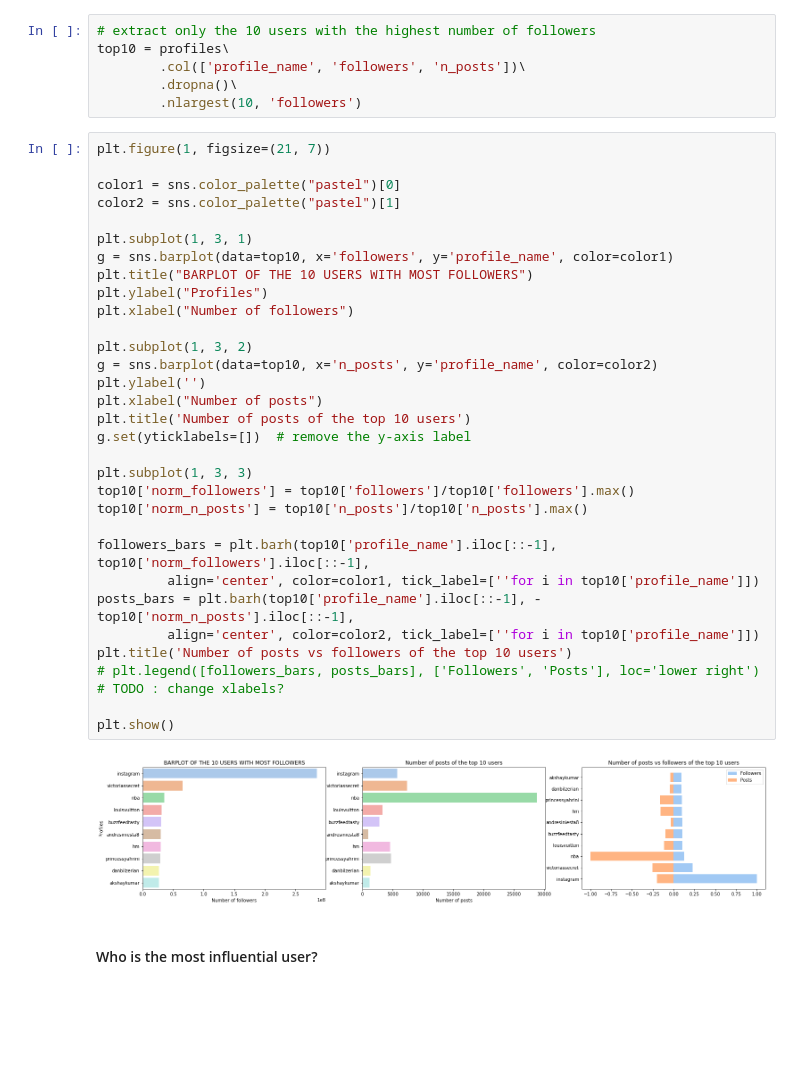
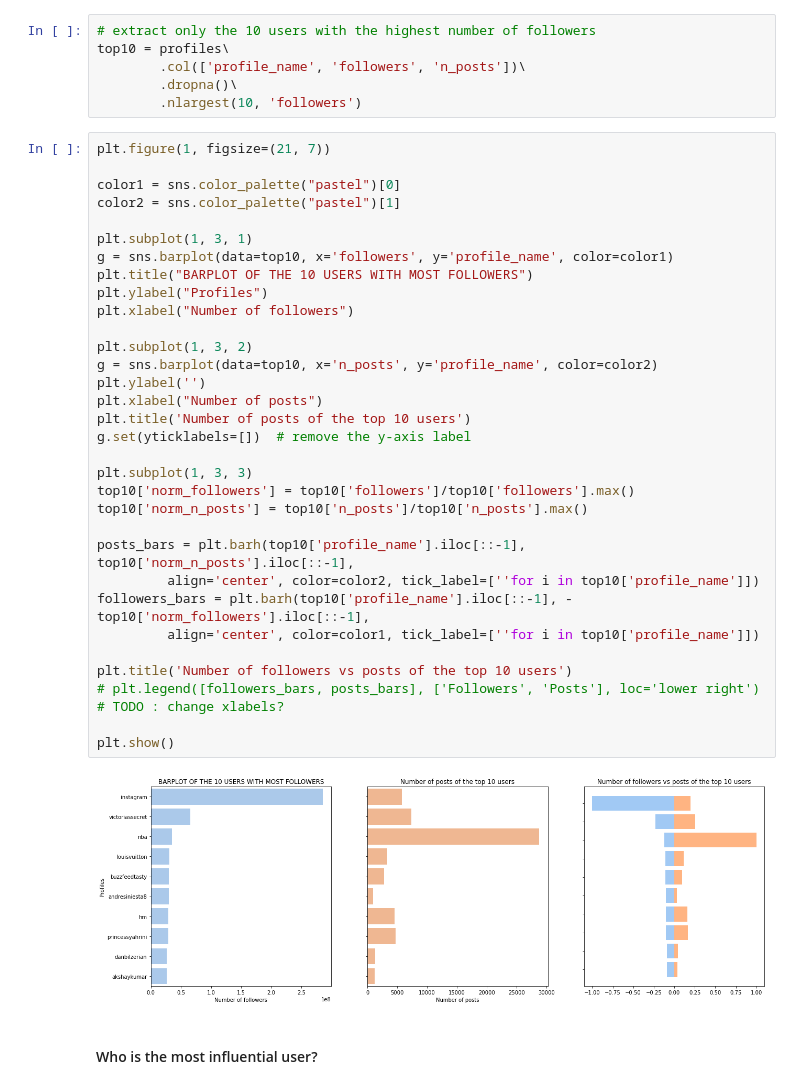
Before and after one commit to Prot10/ADM_HW_2, a Jupyter notebook: general.ipynb, the cells around one changed output. Cells and saved outputs as stored; diff of their text form; blank space fills up the shorter version.

```diff
--- a/general.ipynb
+++ b/general.ipynb
@@ -939,37 +952,38 @@ top10 = profiles\
 # %%
 plt.figure(1, figsize=(21, 7))
 
 color1 = sns.color_palette("pastel")[0]
 color2 = sns.color_palette("pastel")[1]
 
 plt.subplot(1, 3, 1)
 g = sns.barplot(data=top10, x='followers', y='profile_name', color=color1)
 plt.title("BARPLOT OF THE 10 USERS WITH MOST FOLLOWERS")
 plt.ylabel("Profiles")
 plt.xlabel("Number of followers")
 
 plt.subplot(1, 3, 2)
 g = sns.barplot(data=top10, x='n_posts', y='profile_name', color=color2)
 plt.ylabel('')
 plt.xlabel("Number of posts")
 plt.title('Number of posts of the top 10 users')
 g.set(yticklabels=[])  # remove the y-axis label
 
 plt.subplot(1, 3, 3)
 top10['norm_followers'] = top10['followers']/top10['followers'].max()
 top10['norm_n_posts'] = top10['n_posts']/top10['n_posts'].max()
 
-followers_bars = plt.barh(top10['profile_name'].iloc[::-1], top10['norm_followers'].iloc[::-1],
+posts_bars = plt.barh(top10['profile_name'].iloc[::-1], top10['norm_n_posts'].iloc[::-1],
+         align='center', color=color2, tick_label=[''for i in top10['profile_name']])
+followers_bars = plt.barh(top10['profile_name'].iloc[::-1], -top10['norm_followers'].iloc[::-1],
          align='center', color=color1, tick_label=[''for i in top10['profile_name']])
-posts_bars = plt.barh(top10['profile_name'].iloc[::-1], -top10['norm_n_posts'].iloc[::-1],
-         align='center', color=color2, tick_label=[''for i in top10['profile_name']])
-plt.title('Number of posts vs followers of the top 10 users')
+
+plt.title('Number of followers vs posts of the top 10 users')
 # plt.legend([followers_bars, posts_bars], ['Followers', 'Posts'], loc='lower right')
 # TODO : change xlabels?
 
 plt.show()
 # %% [output]
-[figure, old version]
+[figure, new version]
 # %% [markdown]
 ####  Who is the most influential user?
 # %%
```
Also changed, not shown: parts of 32 cells of this notebook.
